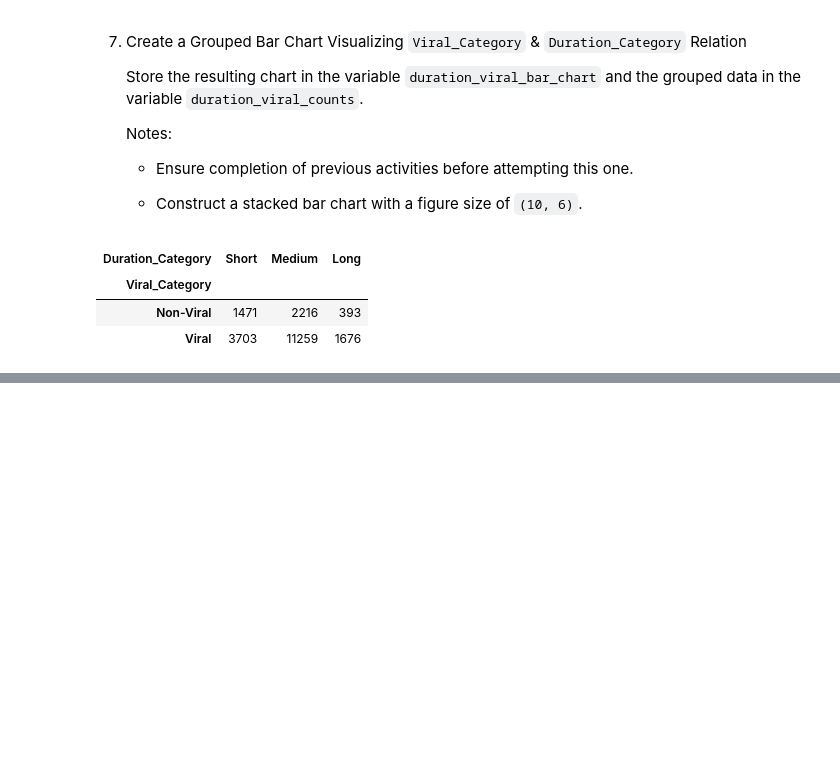
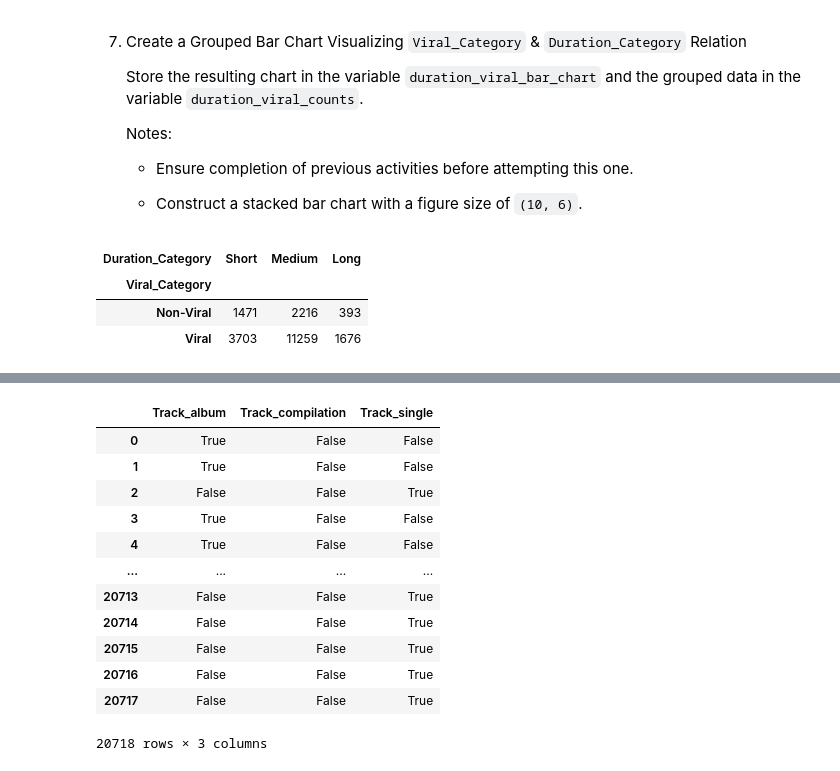
Before and after one commit to DVadeus/Data-Analysis, a Jupyter notebook: 4 Data Wrangling with Pandas.ipynb, the cells around one changed output, grey strips where cells are left out. Drawn from its saved outputs; the diff is of its cells as text; code cells hidden in the pictures; blank space fills up the shorter version.

```diff
--- a/4 Data Wrangling with Pandas.ipynb
+++ b/4 Data Wrangling with Pandas.ipynb
@@ -2536,0 +2541,17 @@ duration_viral_bar_chart = duration_viral_counts.plot(kind = 'bar',
+# %%
+album_type_dummies = pd.get_dummies(data = tracks_df['Album_type'], prefix='Track').astype(bool)
+album_type_dummies
+# %% [output]
+|  | Track_album | Track_compilation | Track_single |
+| 0 | True | False | False |
+| 1 | True | False | False |
+| 2 | False | False | True |
+| 3 | True | False | False |
+| 4 | True | False | False |
+| ... | ... | ... | ... |
+| 20713 | False | False | True |
+| 20714 | False | False | True |
+| 20715 | False | False | True |
+| 20716 | False | False | True |
+| 20717 | False | False | True |
+20718 rows × 3 columns
```
Also changed, not shown: parts of 47 cells of this notebook, 1 other file.
